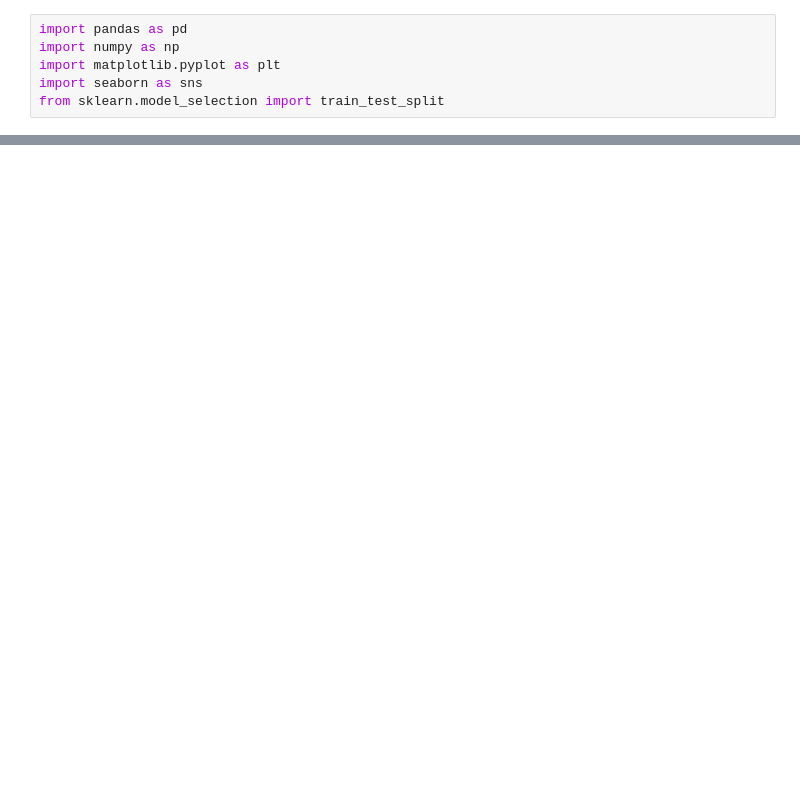
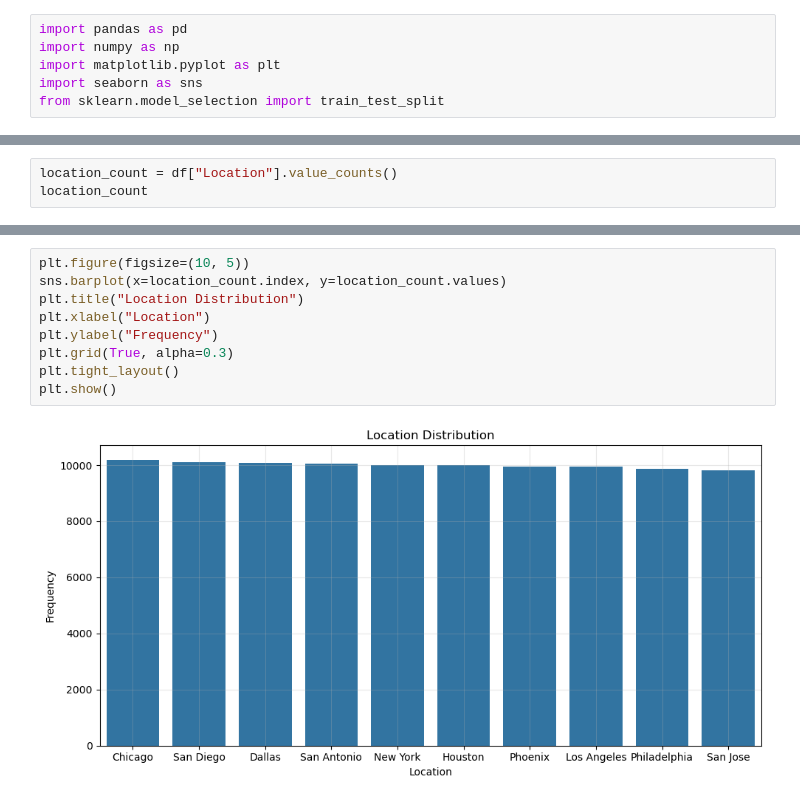
Before and after one commit to Yash-Codes07/DecodeLabs_Tasks, a Jupyter notebook: TASK_2/notebooks/Project2.ipynb, the cells around one changed output, grey strips where cells are left out. Cells and saved outputs as stored; diff of their text form; blank space fills up the shorter version.

```diff
--- a/TASK_2/notebooks/Project2.ipynb
+++ b/TASK_2/notebooks/Project2.ipynb
@@ -85,0 +91,3 @@ df.describe(include="number")
+# %%
+location_count = df["Location"].value_counts()
+location_count
@@ -85,0 +107,11 @@ df.describe(include="number")
+# %%
+plt.figure(figsize=(10, 5))
+sns.barplot(x=location_count.index, y=location_count.values)
+plt.title("Location Distribution")
+plt.xlabel("Location")
+plt.ylabel("Frequency")
+plt.grid(True, alpha=0.3)
+plt.tight_layout()
+plt.show()
+# %% [output]
+[figure, added]
```
Also changed, not shown: parts of 18 cells of this notebook, 1 other file.
